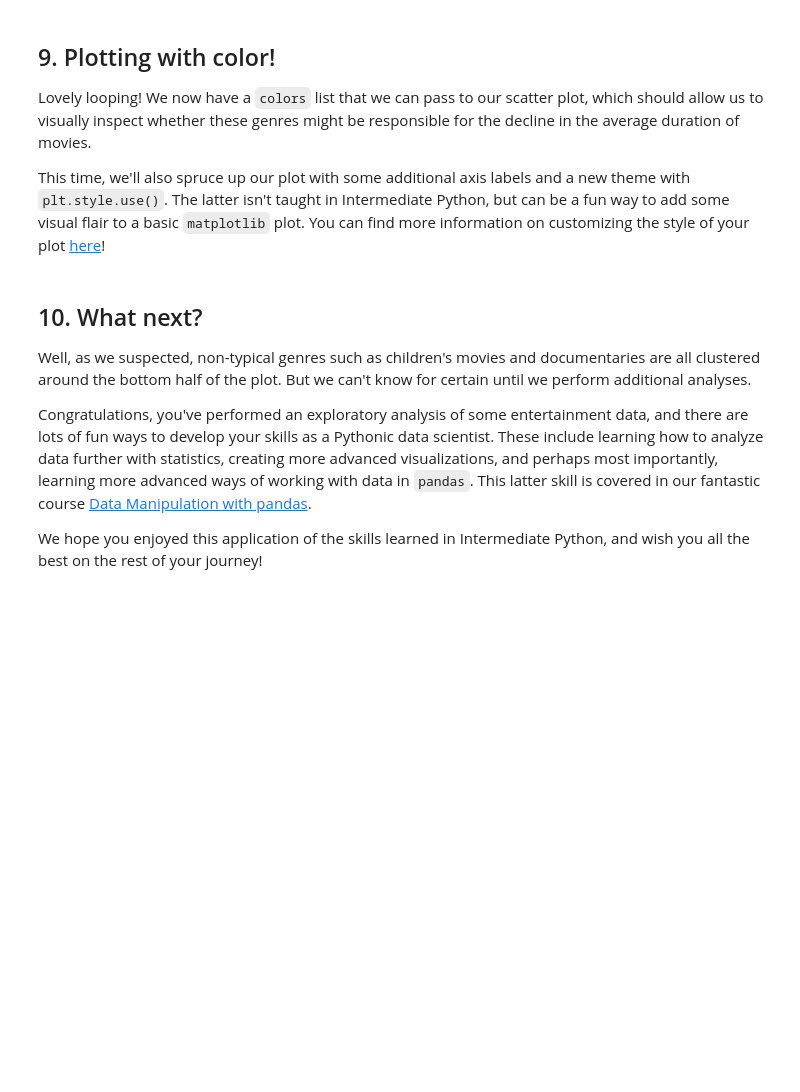
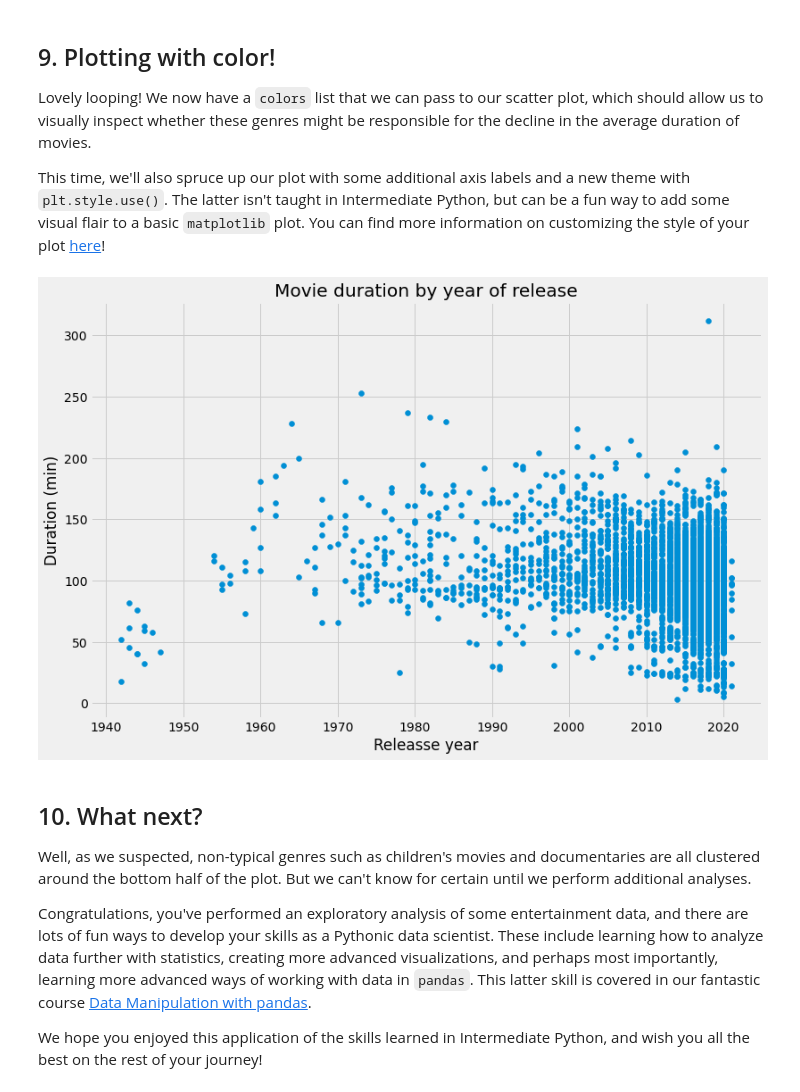
Before and after one commit to dinaeshsugumaran/Netflix, a Jupyter notebook: Netflix_Python.ipynb, the cells around one changed output. Drawn from its saved outputs; the diff is of its cells as text; code cells hidden in the pictures; blank space fills up the shorter version.

```diff
--- a/Netflix_Python.ipynb
+++ b/Netflix_Python.ipynb
@@ -131,18 +194,19 @@ for ..., ... in ... :
 # %%
 # Set the figure style and initalize a new figure
 plt.style.use('fivethirtyeight')
 fig = plt.figure(figsize=(12,8))
 
 # Create a scatter plot of duration versus release_year
-...
-
+plt.scatter(netflix_movies_col_subset.release_year,netflix_movies_col_subset.duration)
 # Create a title and axis labels
-...
-...
-...
+plt.title("Movie duration by year of release")
+plt.xlabel("Releasse year")
+plt.ylabel("Duration (min)")
 
 # Show the plot
-...
+plt.show()
+# %% [output]
+[figure, added]
 # %% [markdown]
 ## 10. What next?
 <p>Well, as we suspected, non-typical genres such as children's movies and documentaries are all clustered around the bottom half of the plot. But we can't know for certain until we perform additional analyses. </p>
```
Also changed, not shown: parts of 9 cells of this notebook, 1 other file.
